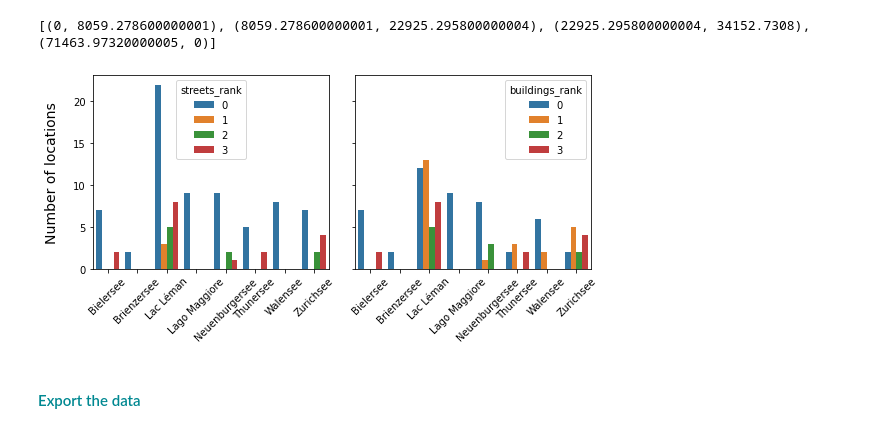
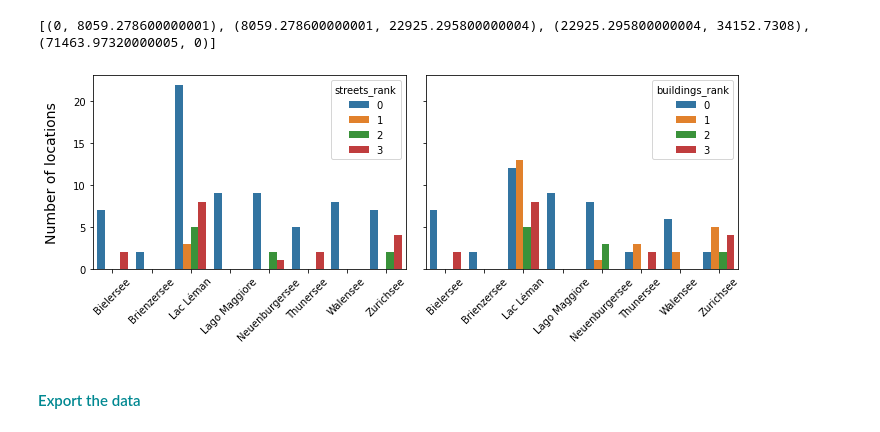
Before and after one commit to hammerdirt-analyst/iqals, a Jupyter notebook: inrastrucutrerankings.ipynb, the cells around one changed output. Saved outputs shown, nothing was run; the diff lists cells and outputs as text; code cells hidden in the pictures.

Commit message:
adjusted xaxis labels

```diff
--- a/inrastrucutrerankings.ipynb
+++ b/inrastrucutrerankings.ipynb
@@ -307,20 +307,20 @@ print(bound_tuples_builds )
 # %%
 data_streets = dfBeaches[dfBeaches.water_name.isin(the_lakes)].groupby(['water_name','streets_rank'], as_index=False).slug.count()
 data_builds = dfBeaches[dfBeaches.water_name.isin(the_lakes)].groupby(['water_name','buildings_rank'], as_index=False).slug.count()
-fig, axs = plt.subplots(1,2, figsize=(8,4), sharey=True)
+fig, axs = plt.subplots(1,2, figsize=(10,4), sharey=True)
 
 ax1 = sns.barplot(data=data_streets, x='water_name', y='slug', hue='streets_rank', ax=axs[0])
 ax2 = sns.barplot(data=data_builds, x='water_name', y='slug', hue='buildings_rank', ax=axs[1])
 ax1.set_ylabel("Number of locations", **ylab_k)
 ax2.set_ylabel("")
 ax1.set_xlabel("")
 ax2.set_xlabel("")
 ax1.tick_params(axis='x', rotation=45)
-ax2.tick_params(axis='x', rotation=45)
+ax2.tick_params(axis='x', rotation=45, labelright=True)
 plt.tight_layout()
 plt.show()
 # %% [output]
-[figure, old version]
+[figure, new version]
 # %% [markdown]
 #### <span style="color:#008891">Export the data</span>
 # %%
```
